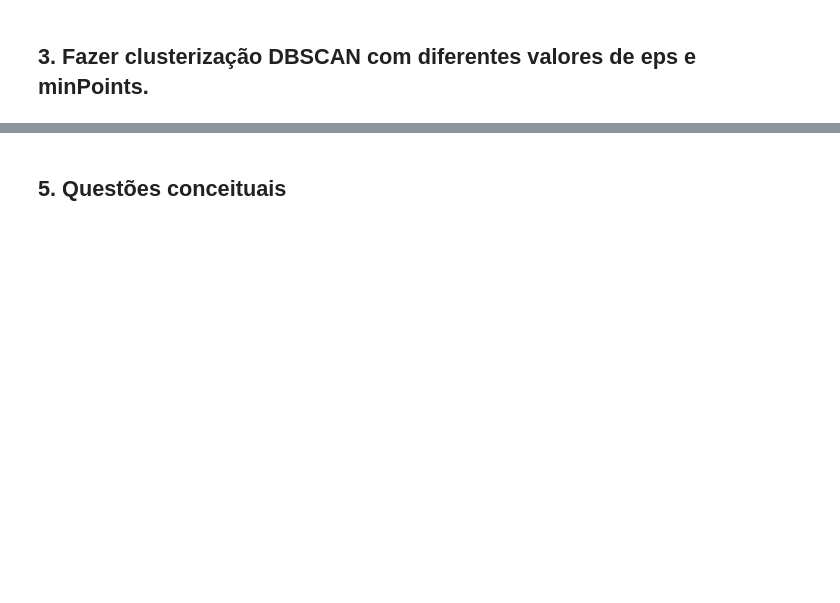
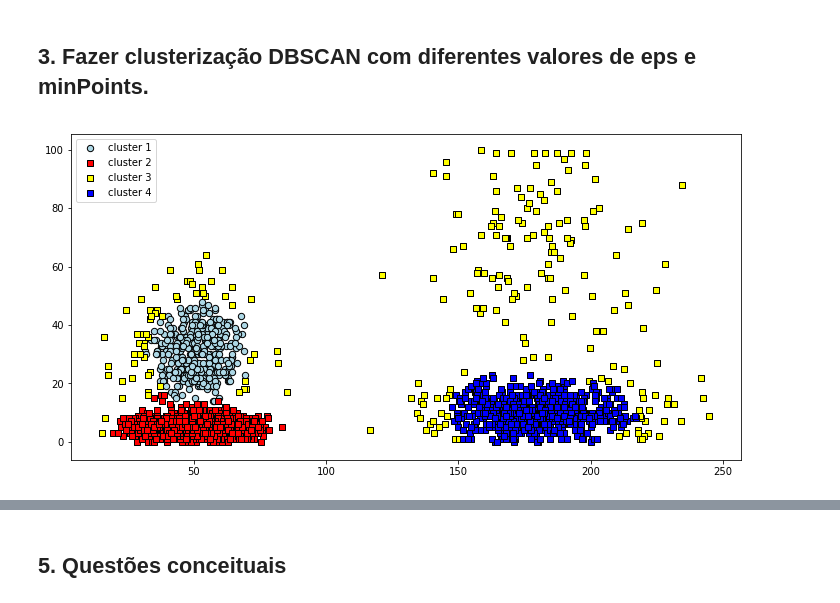
Before and after one commit to Eudalio/Aprendizado-de-Maquina, a Jupyter notebook: Exercicio_13/Lista 13.ipynb, the cells around one changed output, grey strips where cells are left out. Drawn from its saved outputs; the diff is of its cells as text; code cells hidden in the pictures; blank space fills up the shorter version.

```diff
--- a/Exercicio_13/Lista 13.ipynb
+++ b/Exercicio_13/Lista 13.ipynb
@@ -124,2 +129,28 @@ plt.show()
 # %% [markdown]
 ## 3. Fazer clusterização DBSCAN com diferentes valores de eps e minPoints.
+# %%
+X = df.values
+# %%
+db_1 = DBSCAN(eps=5, min_samples=20, metric='euclidean')
+y_db_1 = db_1.fit_predict(X)
+plt.scatter(X[y_db_1 == 0, 0], X[y_db_1 == 0, 1],
+            c='lightblue', marker='o', s=40,
+            edgecolor='black',
+            label='cluster 1')
+plt.scatter(X[y_db_1 == 1, 0], X[y_db_1 == 1, 1],
+            c='red', marker='s', s=40,
+            edgecolor='black',
+            label='cluster 2')
+plt.scatter(X[y_db_1 == -1, 0], X[y_db_1 == -1, 1],
+            c='yellow', marker='s', s=40,
+            edgecolor='black',
+            label='cluster 3')
+plt.scatter(X[y_db_1 == 2, 0], X[y_db_1 == 2, 1],
+            c='blue', marker='s', s=40,
+            edgecolor='black',
+            label='cluster 4')
+
+plt.legend()
+plt.show()
+# %% [output]
+[figure, added]
```
Also changed, not shown: parts of 18 cells of this notebook.
